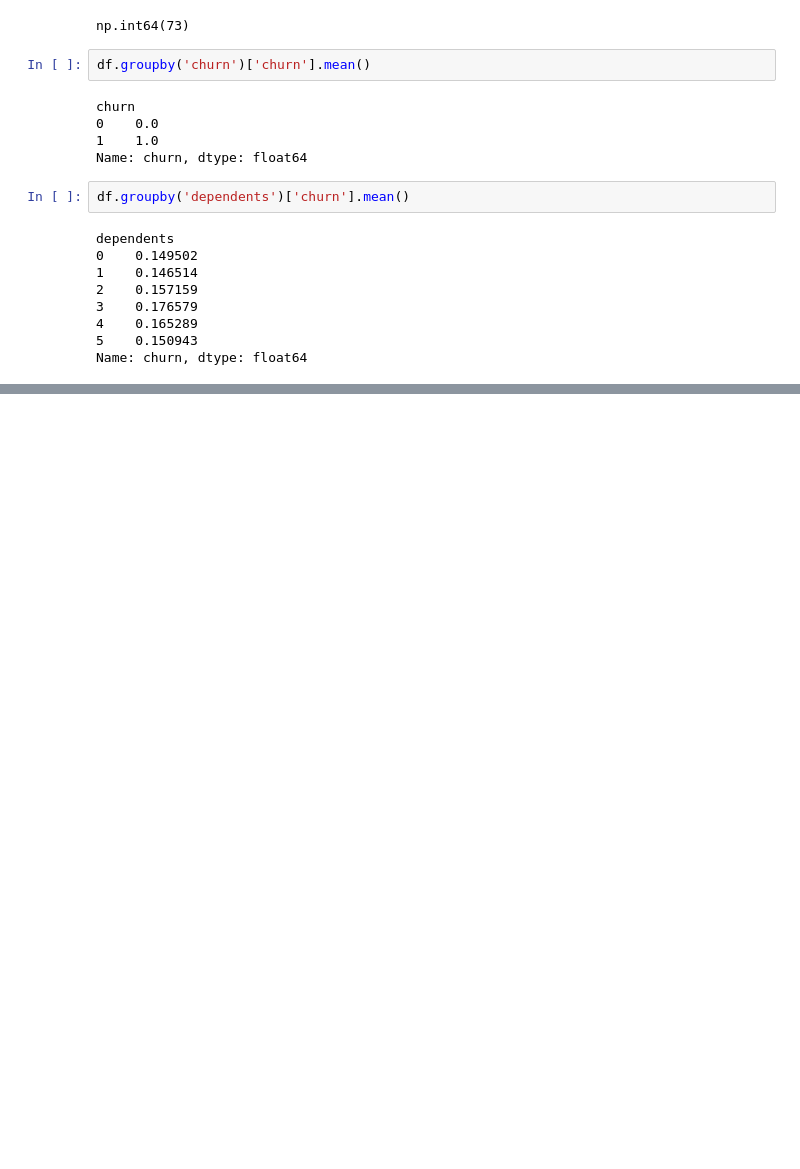
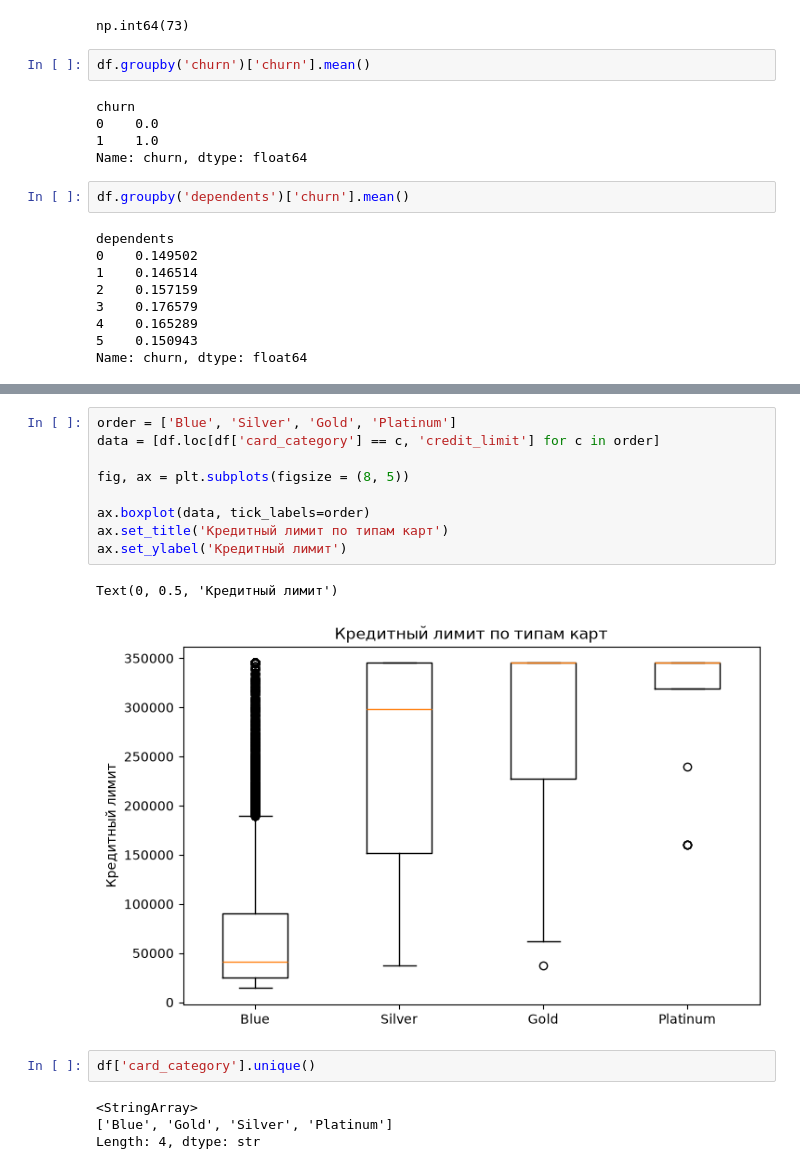
Before and after one commit to Kamil51890/data-science, a Jupyter notebook: Pandas_1.ipynb, the cells around one changed output, grey strips where cells are left out. Cells and saved outputs as stored; diff of their text form; blank space fills up the shorter version.

```diff
--- a/Pandas_1.ipynb
+++ b/Pandas_1.ipynb
@@ -530,0 +578,18 @@ Name: churn, dtype: float64
+# %%
+order = ['Blue', 'Silver', 'Gold', 'Platinum']
+data = [df.loc[df['card_category'] == c, 'credit_limit'] for c in order]
+
+fig, ax = plt.subplots(figsize = (8, 5))
+
+ax.boxplot(data, tick_labels=order)
+ax.set_title('Кредитный лимит по типам карт')
+ax.set_ylabel('Кредитный лимит')
+# %% [output]
+Text(0, 0.5, 'Кредитный лимит')
+[figure, added]
+# %%
+df['card_category'].unique()
+# %% [output]
+<StringArray>
+['Blue', 'Gold', 'Silver', 'Platinum']
+Length: 4, dtype: str
```
Also changed, not shown: parts of 26 cells of this notebook.
